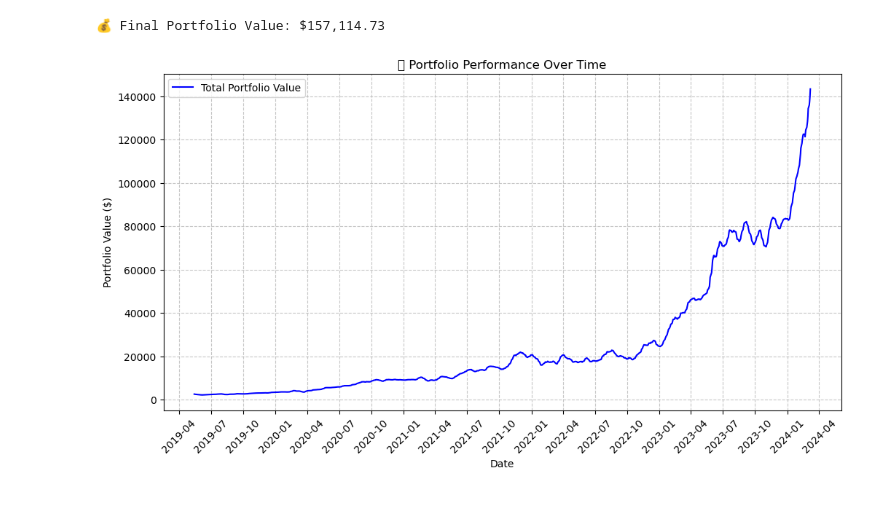
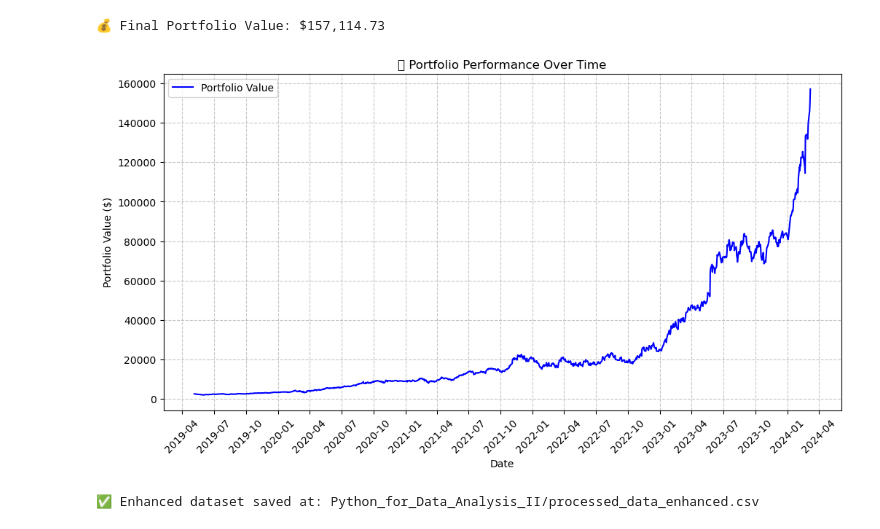
Before and after one commit to ancobar/streamlit-trading-dashboard, a Jupyter notebook: ML_methods.ipynb, the cells around one changed output. Saved outputs shown, nothing was run; the diff lists cells and outputs as text; code cells hidden in the pictures.

Commit message:
Add basic backtesting logic and chart

```diff
--- a/ML_methods.ipynb
+++ b/ML_methods.ipynb
@@ -342,32 +338,47 @@ print(f"💰 Final Portfolio Value: ${df['Total Portfolio Value'].iloc[-1]:,.2f}
 # %%
 import matplotlib.pyplot as plt
 import matplotlib.dates as mdates
 
 # Ensure Date column is in proper datetime format
 df["Date"] = pd.to_datetime(df["Date"])
 
-# Select only the final recorded portfolio value for each date (ensures one line)
-df_plot = df.groupby("Date")["Portfolio Value"].last().reset_index()
+# Select only the final recorded portfolio value for each date (ensures one line per date)
+df_plot = df.groupby("Date")[["Total Portfolio Value"]].last().reset_index()
 
 # Apply smoothing (7-day rolling average)
-df_plot["Portfolio Value Smoothed"] = df_plot["Portfolio Value"].rolling(window=7).mean()
-
+df_plot["Portfolio Value Smoothed"] = df_plot["Total Portfolio Value"].rolling(window=7, min_periods=1).mean()
 # Plot the total portfolio value over time
 plt.figure(figsize=(12, 6))
-plt.plot(df_plot["Date"], df_plot["Portfolio Value Smoothed"], label="Total Portfolio Value", color="blue", linestyle="-")
+plt.plot(df_plot["Date"], df_plot["Total Portfolio Value"], label="Portfolio Value", color="blue", linestyle="-")
 
 # Format x-axis correctly
 plt.xlabel("Date")
 plt.ylabel("Portfolio Value ($)")
 plt.title("📈 Portfolio Performance Over Time")
 plt.xticks(rotation=45)  # Rotate x-axis labels for better readability
 plt.gca().xaxis.set_major_locator(mdates.MonthLocator(interval=3))  # Show labels every 3 months
 plt.gca().xaxis.set_major_formatter(mdates.DateFormatter("%Y-%m"))  # Format as Year-Month
 
 # Ensure only one line is plotted
 plt.legend()
 plt.grid(True, linestyle="--", alpha=0.7)
 
 plt.show()
 # %% [output]
-[figure, old version]
+[figure, new version]
+# %%
+import os
+
+# Define new file path for the enhanced dataset
+enhanced_data_path = "Python_for_Data_Analysis_II/processed_data_enhanced.csv"
+
+# Ensure the directory exists
+directory = os.path.dirname(enhanced_data_path)
+os.makedirs(directory, exist_ok=True)
+
+# Save the full dataset with calculated features
+df.to_csv(enhanced_data_path, index=False)
+
+print(f"✅ Enhanced dataset saved at: {enhanced_data_path}")
+# %% [output]
+✅ Enhanced dataset saved at: Python_for_Data_Analysis_II/processed_data_enhanced.csv
```
Also changed, not shown: parts of 3 cells of this notebook, 9 other files.
